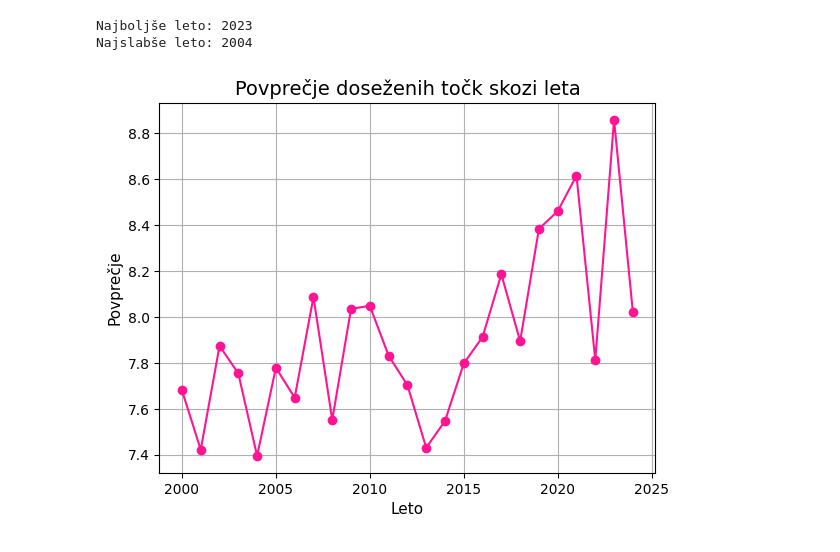
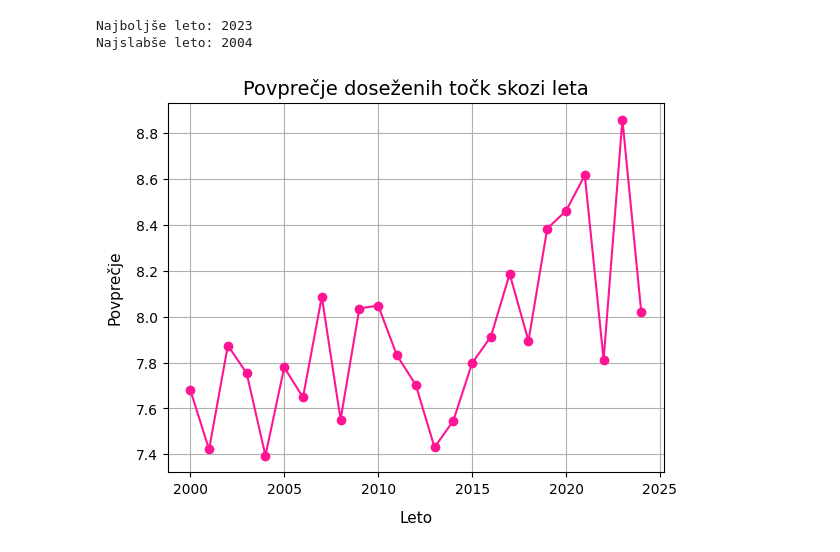
Before and after one commit to neza111/Projektna-naloga-UVP, a Jupyter notebook: analiza_podatkov.ipynb, the cells around one changed output. Cells and saved outputs as stored; diff of their text form; code cells hidden in the pictures.

```diff
--- a/analiza_podatkov.ipynb
+++ b/analiza_podatkov.ipynb
@@ -109,9 +90,9 @@ Najslabše leto: 2004
 # %%
 povprečje.plot(x="Year", y="mean", kind="line", legend=False, marker="o", color="deeppink")
 plt.title("Povprečje doseženih točk skozi leta", fontsize=14)
-plt.xlabel("Leto",fontsize=11)
-plt.ylabel("Povprečje",fontsize=11)
+plt.xlabel("Leto",fontsize=11, labelpad=10)
+plt.ylabel("Povprečje",fontsize=11, labelpad=10)
 plt.grid()
 plt.show()
 # %% [output]
-[figure, old version]
+[figure, new version]
```
Also changed, not shown: parts of 28 cells of this notebook, 1 other file.
